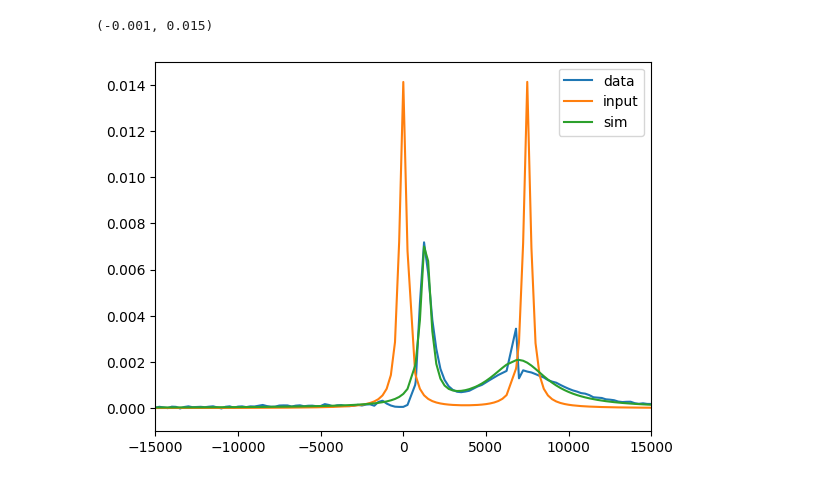
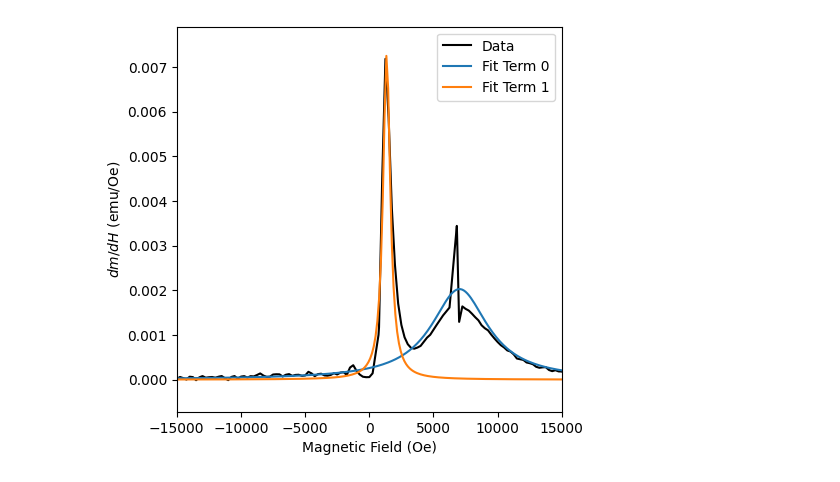
Before and after one commit to RinehartGroup/MagnetoPy, a Jupyter notebook: docs/examples/cauchy.ipynb, the cells around one changed output. Cells and saved outputs as stored; diff of their text form; code cells hidden in the pictures.

```diff
--- a/docs/examples/cauchy.ipynb
+++ b/docs/examples/cauchy.ipynb
@@ -31,13 +24,0 @@ ax.set_xlim(-15000, 15000)
-# %%
-results = mp.fit_cauchy_pdf(df['field'][2:-2], df['dmdh'][2:-2], 2)
-
-fig, ax = mp.plot_cauchy_pdf(df['field'], df['dmdh'], results)
-
-# df['sim'] = results.simulate_data(df['field'])
-
-# fig, ax = plt.subplots()
-# ax.plot(df['field'], df['dmdh'], label="data")
-# ax.plot(df['field'], df['sim'], label="sim")
-# ax.legend()
-# ax.set_xlim(-15000, 15000)
-# ax.set_ylim(-0.001, 0.015)
@@ -46,22 +24,0 @@ fig, ax = mp.plot_cauchy_pdf(df['field'], df['dmdh'], results)
-# %%
-# integrate dmdh
-df['calc_moment'] = np.cumsum(df['dmdh'] * np.gradient(df['field']))
-calc_saturation = 0.5 * (df['calc_moment'].max() - df['calc_moment'].min())
-
-fitting_args = mp.CauchyFittingArgs(
-    [
-        mp.CauchyParams(
-            m_s = (calc_saturation/2, 0, 10),
-            h_c = (0, -5000, 5000),
-            gamma = (1000, 0, 10000)
-        ),
-        mp.CauchyParams(
-            m_s = (calc_saturation/2, 0, 10),
-            h_c = (7500, 5000, 10000),
-            gamma = (1000, 0, 10000)
-        ),
-    ]
-)
-
-results = mp.fit_cauchy_pdf(df['field'][2:-2], df['dmdh'][2:-2], fitting_args)
-results.as_dict()
@@ -91,11 +25,8 @@ df['sim'] = results.simulate_data(df['field'])
-# %%
-fig, ax = plt.subplots()
-ax.plot(df['field'], df['dmdh'], label="data")
-ax.plot(df['field'], df['input'], label="input")
-ax.plot(df['field'], df['sim'], label="sim")
-ax.legend()
-ax.set_xlim(-15000, 15000)
-ax.set_ylim(-0.001, 0.015)
-# %% [output]
-(-0.001, 0.015)
-[figure, removed]
+# %%
+df = mvsh.simplified_data("forward").copy()
+df['dmdh'] = np.gradient(df['moment'], df['field'])
+
+results1 = mp.fit_cauchy_pdf(df['field'], df['dmdh'], 2)
+fig, ax = mp.plot_cauchy_pdf(df['field'], df['dmdh'], results1, False, True)
+# %% [output]
+[figure, added]
```
Also changed, not shown: parts of 12 cells of this notebook, 4 other files.
